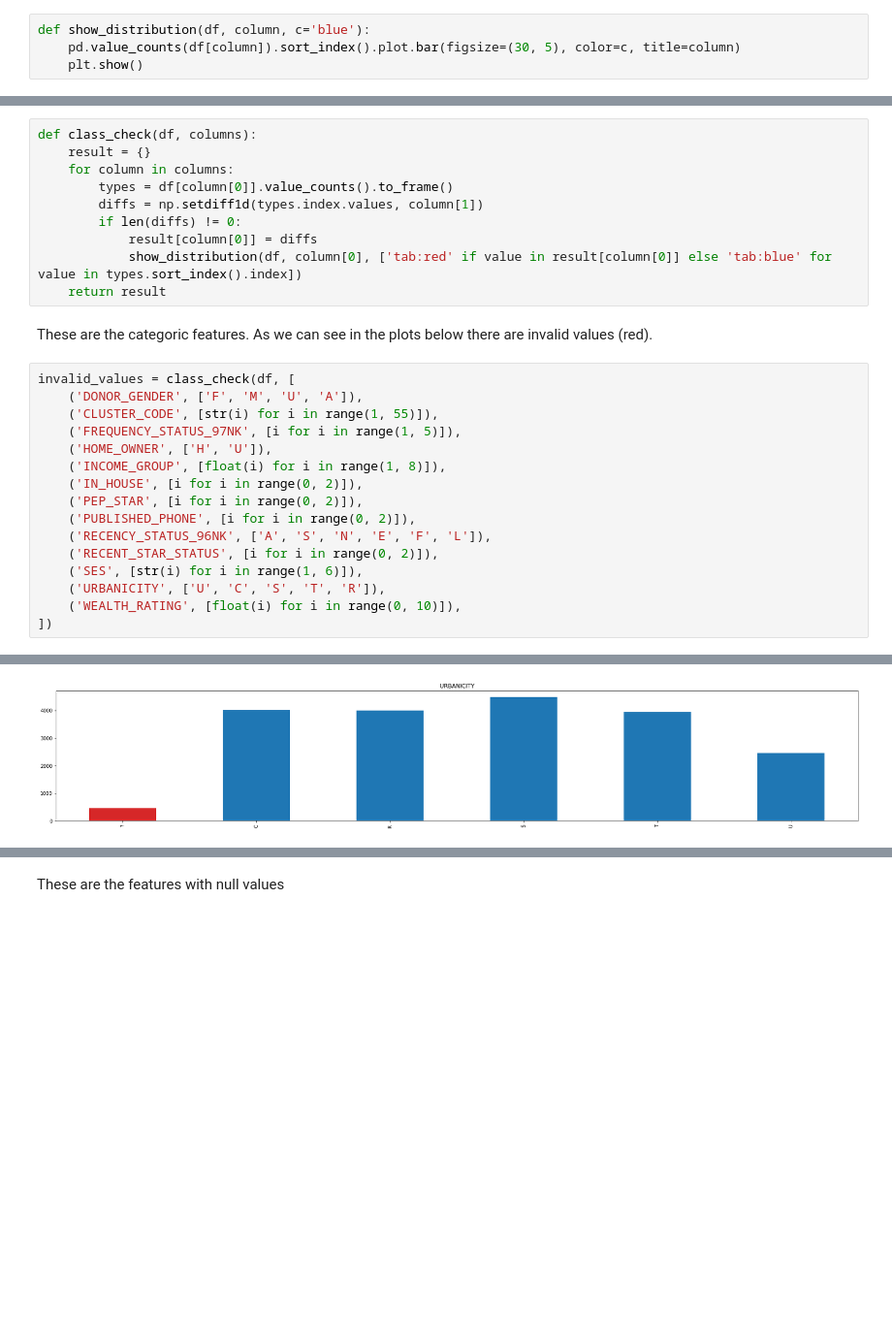
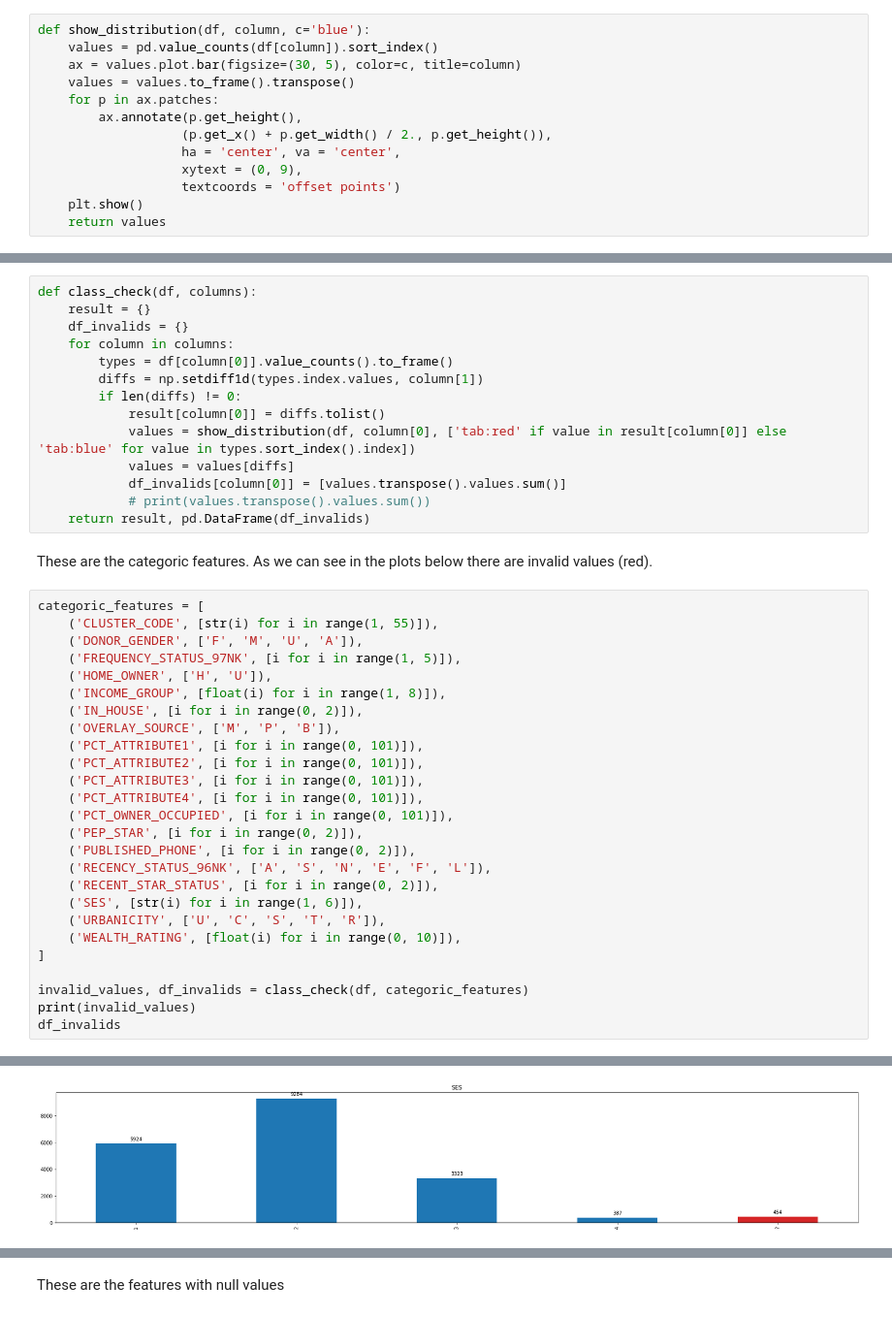
Before and after one commit to F-Madruga/Donation_Dataset_Predictions_FCUL, a Jupyter notebook: AA_202021_Project.ipynb, the cells around one changed output, grey strips where cells are left out. Shown: that part at 97% size. Cells and saved outputs as stored; diff of their text form; blank space fills up the shorter version.

```diff
--- a/AA_202021_Project.ipynb
+++ b/AA_202021_Project.ipynb
@@ -222,7 +231,16 @@ def show_nulls(df):
 # %%
 def show_distribution(df, column, c='blue'):
-    pd.value_counts(df[column]).sort_index().plot.bar(figsize=(30, 5), color=c, title=column)
+    values = pd.value_counts(df[column]).sort_index()
+    ax = values.plot.bar(figsize=(30, 5), color=c, title=column)
+    values = values.to_frame().transpose()
+    for p in ax.patches:
+        ax.annotate(p.get_height(),
+                   (p.get_x() + p.get_width() / 2., p.get_height()),
+                   ha = 'center', va = 'center',
+                   xytext = (0, 9),
+                   textcoords = 'offset points')
     plt.show()
+    return values
 # %%
 def show_balance(df, column):
     df_balanced = df[column].value_counts().to_frame()
@@ -230,23 +248,33 @@ def show_balance(df, column):
 # %%
 def class_check(df, columns):
     result = {}
+    df_invalids = {}
     for column in columns:
         types = df[column[0]].value_counts().to_frame()
         diffs = np.setdiff1d(types.index.values, column[1])
         if len(diffs) != 0:
-            result[column[0]] = diffs
-            show_distribution(df, column[0], ['tab:red' if value in result[column[0]] else 'tab:blue' for value in types.sort_index().index])
-    return result
+            result[column[0]] = diffs.tolist()
+            values = show_distribution(df, column[0], ['tab:red' if value in result[column[0]] else 'tab:blue' for value in types.sort_index().index])
+            values = values[diffs]
+            df_invalids[column[0]] = [values.transpose().values.sum()]
+            # print(values.transpose().values.sum())
+    return result, pd.DataFrame(df_invalids)
 # %% [markdown]
 These are the categoric features. As we can see in the plots below there are invalid values (red).
 # %%
-invalid_values = class_check(df, [
+categoric_features = [
+    ('CLUSTER_CODE', [str(i) for i in range(1, 55)]),
     ('DONOR_GENDER', ['F', 'M', 'U', 'A']),
-    ('CLUSTER_CODE', [str(i) for i in range(1, 55)]),
     ('FREQUENCY_STATUS_97NK', [i for i in range(1, 5)]),
     ('HOME_OWNER', ['H', 'U']),
     ('INCOME_GROUP', [float(i) for i in range(1, 8)]),
     ('IN_HOUSE', [i for i in range(0, 2)]),
+    ('OVERLAY_SOURCE', ['M', 'P', 'B']),
+    ('PCT_ATTRIBUTE1', [i for i in range(0, 101)]),
+    ('PCT_ATTRIBUTE2', [i for i in range(0, 101)]),
+    ('PCT_ATTRIBUTE3', [i for i in range(0, 101)]),
+    ('PCT_ATTRIBUTE4', [i for i in range(0, 101)]),
+    ('PCT_OWNER_OCCUPIED', [i for i in range(0, 101)]),
     ('PEP_STAR', [i for i in range(0, 2)]),
     ('PUBLISHED_PHONE', [i for i in range(0, 2)]),
     ('RECENCY_STATUS_96NK', ['A', 'S', 'N', 'E', 'F', 'L']),
@@ -254,5 +282,9 @@ invalid_values = class_check(df, [
     ('SES', [str(i) for i in range(1, 6)]),
     ('URBANICITY', ['U', 'C', 'S', 'T', 'R']),
     ('WEALTH_RATING', [float(i) for i in range(0, 10)]),
-])
+]
+
+invalid_values, df_invalids = class_check(df, categoric_features)
+print(invalid_values)
+df_invalids
 # %% [output]
@@ -262 +294 @@ invalid_values = class_check(df, [
-[figure, old version]
+[figure, new version]
```
Also changed, not shown: parts of 24 cells of this notebook, 1 other file.
